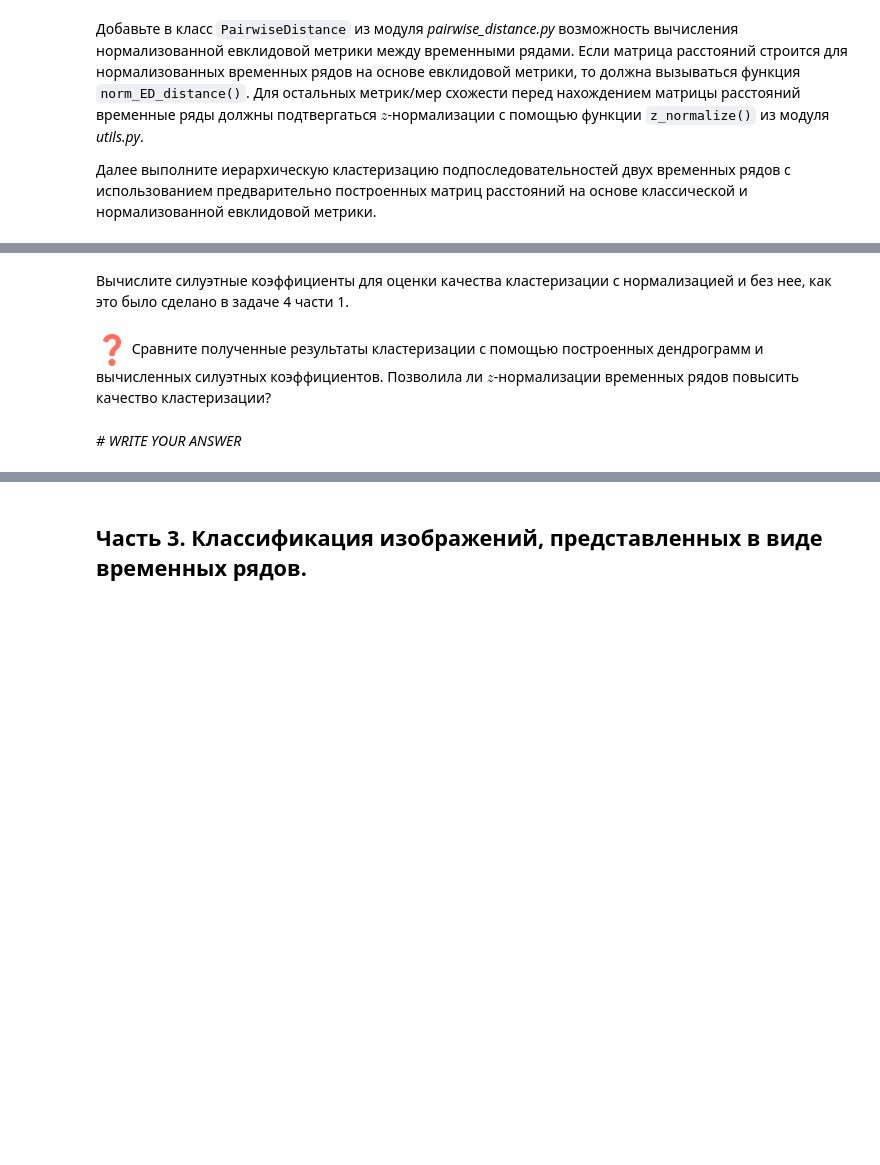
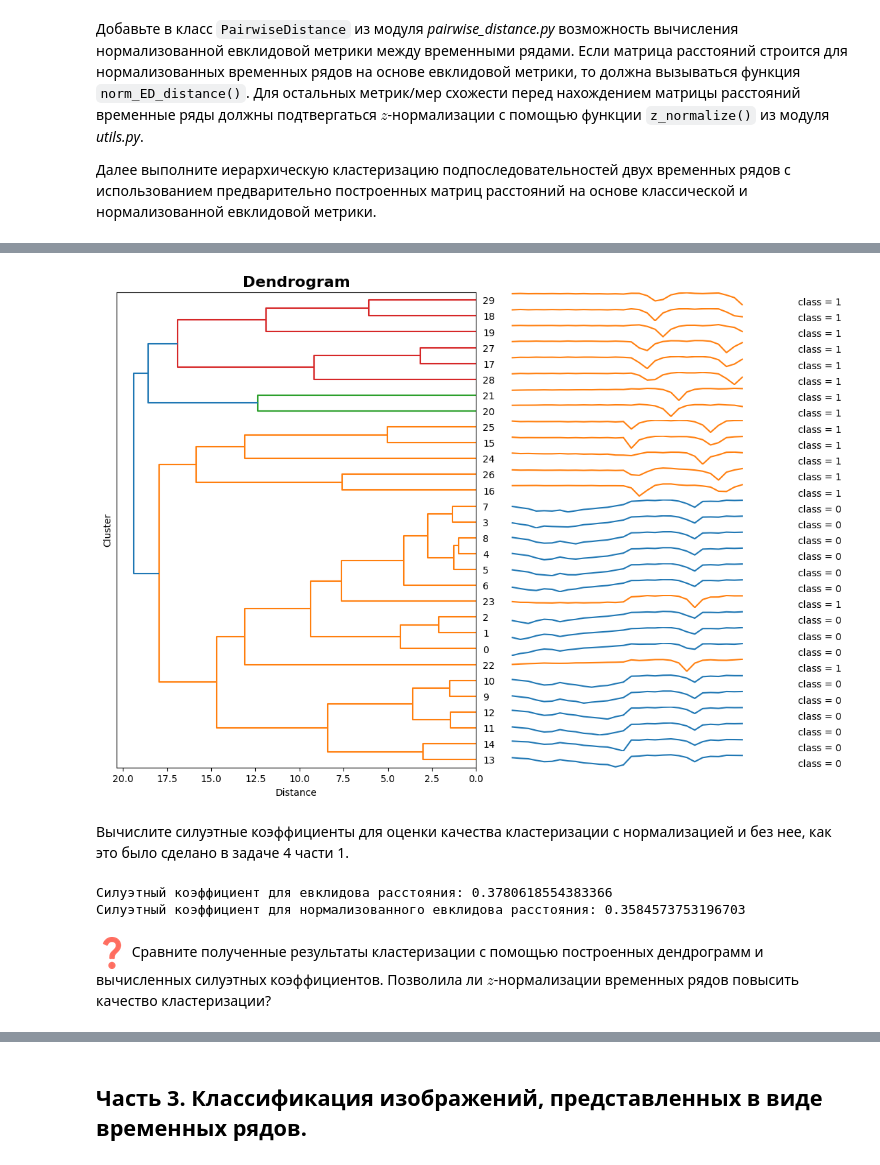
Before and after one commit to KingMops/2024-Nevzorov-TimeSeriesCourse, a Jupyter notebook: practice/01 Basics/01 Basics.ipynb, the cells around one changed output, grey strips where cells are left out. Saved outputs shown, nothing was run; the diff lists cells and outputs as text; code cells hidden in the pictures; blank space fills up the shorter version.

```diff
--- a/practice/01 Basics/01 Basics.ipynb
+++ b/practice/01 Basics/01 Basics.ipynb
@@ -293,2 +318,9 @@ labels = np.array([0]*subs_set1[0:15].shape[0] + [1]*subs_set2[0:15].shape[0])
+# %%
+#Построение дендрограмм 2
+clustering = TimeSeriesHierarchicalClustering(n_clusters=2)
+labels_norm_euclid = clustering.fit_predict(matrix_norm_euclidean)
+clustering.plot_dendrogram(matrix_norm_euclidean, labels)
+# %% [output]
+[figure, added]
 # %% [markdown]
 Вычислите силуэтные коэффициенты для оценки качества кластеризации с нормализацией и без нее, как это было сделано в задаче 4 части 1.
@@ -297,5 +327,16 @@ labels = np.array([0]*subs_set1[0:15].shape[0] + [1]*subs_set2[0:15].shape[0])
+# %%
+# INSERT YOUR CODE
+silhouette_score_euclid = silhouette_score(
+    matrix_euclidean, labels_euclid
+)
+silhouette_score_norm_euclid = silhouette_score(
+    matrix_norm_euclidean, labels_norm_euclid)
+
+print(f'Силуэтный коэффициент для евклидова расстояния: {silhouette_score_euclid}')
+print(f'Силуэтный коэффициент для нормализованного евклидова расстояния: {silhouette_score_norm_euclid}')
+# %% [output]
+Силуэтный коэффициент для евклидова расстояния: 0.3780618554383366
+Силуэтный коэффициент для нормализованного евклидова расстояния: 0.3584573753196703
 # %% [markdown]
 ![equation.png](embedded-picture-1)
 Сравните полученные результаты кластеризации с помощью построенных дендрограмм и вычисленных силуэтных коэффициентов. Позволила ли $z$-нормализации временных рядов повысить качество кластеризации?
-# %% [markdown]
-*# WRITE YOUR ANSWER*
```
Also changed, not shown: parts of 12 cells of this notebook.
